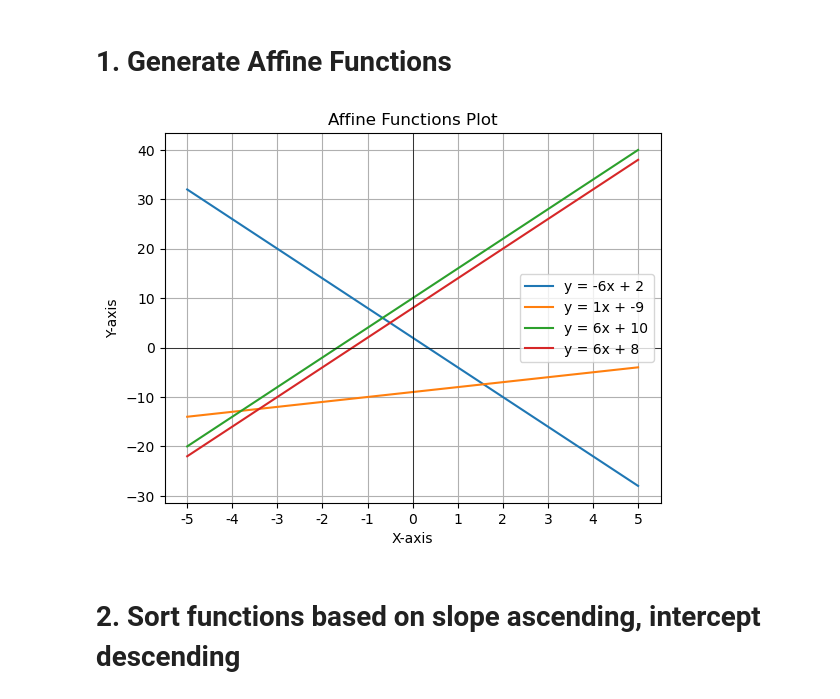
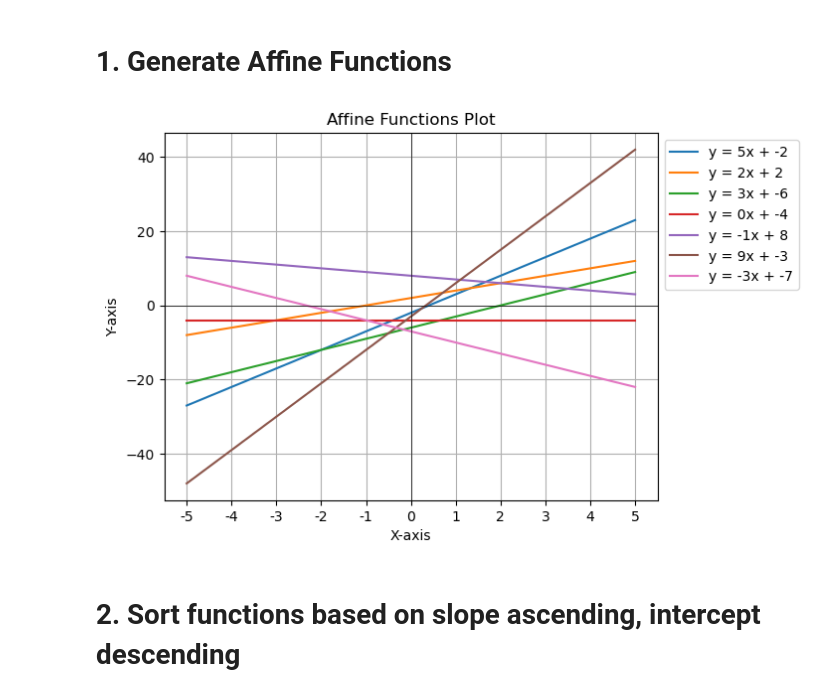
Before and after one commit to itsatefe/Mathematics_in_AI, a Jupyter notebook: HW1/MinMax_Algorithm.ipynb, the cells around one changed output. Drawn from its saved outputs; the diff is of its cells as text; code cells hidden in the pictures.

```diff
--- a/HW1/MinMax_Algorithm.ipynb
+++ b/HW1/MinMax_Algorithm.ipynb
@@ -14,32 +14,30 @@ def generate_affine_functions(num_functions):
         affine_functions.append({'slope': a, 'intercept': b})
     return affine_functions
 # %%
-num_functions = 4
+num_functions = 7
 affine_functions = generate_affine_functions(num_functions)
 # %%
 x = np.linspace(-5, 5, 100)
-
 fig, ax = plt.subplots()
-x_ticks = np.arange(-10, 10,1)
+x_ticks = np.arange(-10, 10, 1)
 ax.set_xticks(x_ticks)
 ax.set_xticklabels(x_ticks)
+
 for func in affine_functions:
     slope = func['slope']
     intercept = func['intercept']
     y = slope * x + intercept
     ax.plot(x, y, label=f'y = {slope}x + {intercept}')
 
 ax.set_xlabel('X-axis')
 ax.set_ylabel('Y-axis')
 ax.set_title('Affine Functions Plot')
-ax.legend()
-
-
+ax.legend(loc='upper left', bbox_to_anchor=(1, 1))
 ax.axhline(0, color='black', linewidth=0.5)
 ax.axvline(0, color='black', linewidth=0.5)
 plt.grid()
 plt.show()
 # %% [output]
-[figure, old version]
+[figure, new version]
 # %% [markdown]
 # 2. Sort functions based on slope ascending, intercept descending
```
Also changed, not shown: parts of 5 cells of this notebook, 1 other file.
